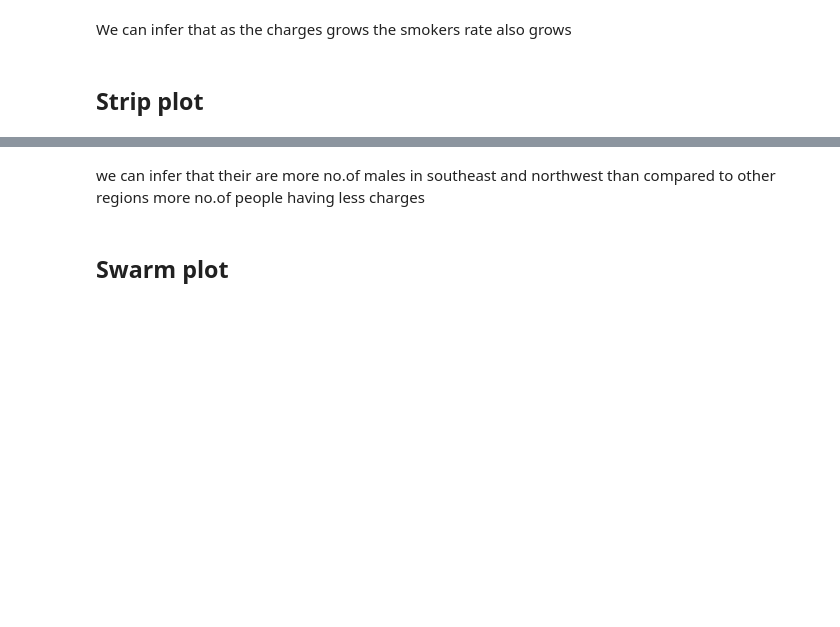
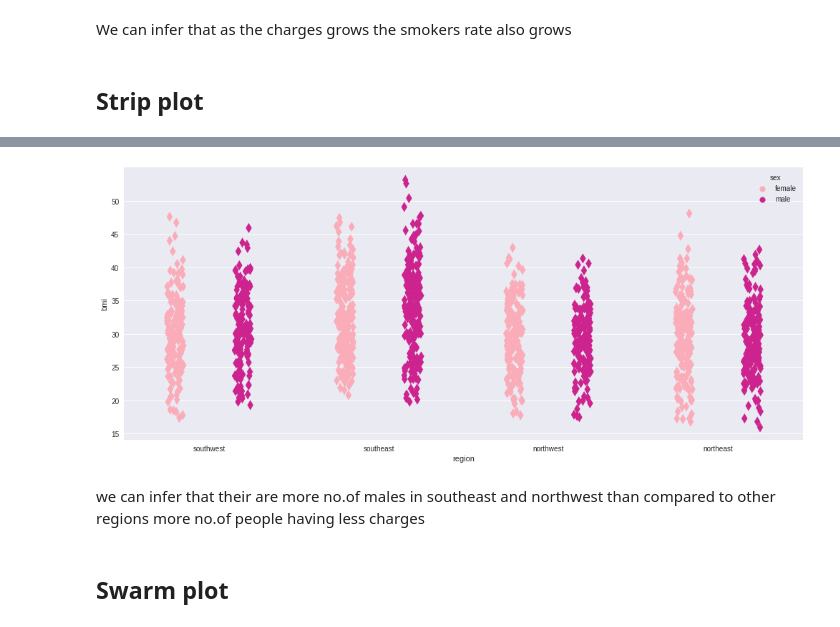
Before and after one commit to Krishnachaithany/Data-Science, a Jupyter notebook: Insurance_Case_Study_final (1).ipynb, the cells around one changed output, grey strips where cells are left out. Cells and saved outputs as stored; diff of their text form; code cells hidden in the pictures; blank space fills up the shorter version.

```diff
--- a/Insurance_Case_Study_final (1).ipynb
+++ b/Insurance_Case_Study_final (1).ipynb
@@ -533,3 +533,9 @@ plt.show()
+# %%
+plt.figure(figsize=(17,7))
+sns.stripplot(x= "region", y = "bmi", hue="sex", size=10, data = df,dodge=True,marker= 'd',palette='RdPu')
+plt.show()
+# %% [output]
+[figure, added]
 # %% [markdown]
 we can infer that their are  more no.of males in southeast and northwest than compared to other regions more no.of people having less charges
 # %% [markdown]
```
Also changed, not shown: parts of 61 cells of this notebook.
